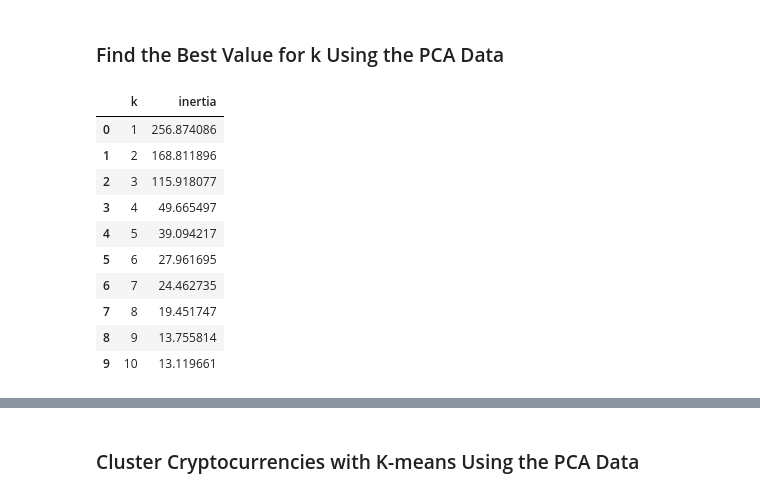
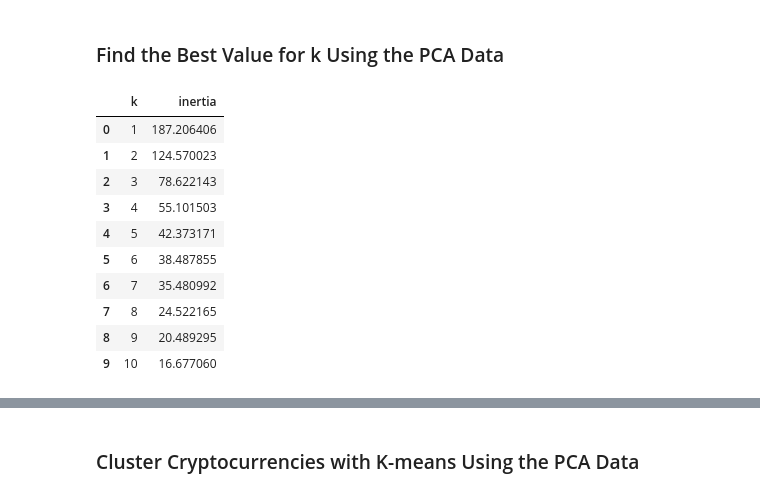
Before and after one commit to hsi-eredman/CryptoClustering, a Jupyter notebook: Crypto_Clustering.ipynb, the cells around one changed output, grey strips where cells are left out. Cells and saved outputs as stored; diff of their text form; code cells hidden in the pictures.

```diff
--- a/Crypto_Clustering.ipynb
+++ b/Crypto_Clustering.ipynb
@@ -133,2 +134,3 @@ scaled_market_data_elbow_df.plot.line(x = 'k',
 # %%
 # Fit the K-Means model using the scaled data
+k_model.fit(market_data_df_scaled)
@@ -160,9 +179,11 @@ scaled_market_data_elbow_df.plot.line(x = 'k',
 ### Optimize Clusters with Principal Component Analysis.
 # %%
 # Create a PCA model instance and set `n_components=3`.
+pca = PCA(n_components = 3)
 # %%
 # Use the PCA model with `fit_transform` on the original scaled DataFrame to reduce to three principal components.
-
+market_data_pca = pca.fit_transform(market_data_df_scaled)
 
 # View the first five rows of the DataFrame.
+market_data_pca[:5]
 # %% [output]
@@ -186,14 +208,15 @@ array([0.3719856 , 0.34700813, 0.17603793])
 # Note: The code for this step is provided for you
 
 # Creating a DataFrame with the PCA data
-
+market_data_pca_df = pd.DataFrame(market_data_pca, columns=['PCA1', 'PCA2', 'PCA3'])
 
 # Copy the crypto names from the original data
-
+market_data_pca_df['coinid'] = market_data_df_scaled.index
 
 # Set the coinid column as index
-
+market_data_pca_df = market_data_pca_df.set_index('coinid')
 
 # Display sample data
+market_data_pca_df.head(10)
 # %% [output]
 |  | PCA1 | PCA2 | PCA3 |
@@ -213,37 +236,41 @@ array([0.3719856 , 0.34700813, 0.17603793])
 # %%
 # Create a list with the number of k-values to try
 # Use a range from 1 to 11
-
+k = list(range(1, 11))
 
 # Create an empty list to store the inertia values
-
+inertia = []
 
 # Create a for loop to compute the inertia with each possible value of k
 # Inside the loop:
 # 1. Create a KMeans model using the loop counter for the n_clusters
 # 2. Fit the model to the data using PCA DataFrame.
 # 3. Append the model.inertia_ to the inertia list
-
+for i in k:
+    k_model = KMeans(n_clusters=i, random_state=1)
+    k_model.fit(market_data_pca_df)
+    inertia.append(k_model.inertia_)
 
 # Create a dictionary with the data to plot the Elbow curve
-
+pca_elbow = {"k": k, "inertia": inertia}
 
 # Create a DataFrame with the data to plot the Elbow curve
-
+pca_elbow_df = pd.DataFrame(pca_elbow)
 
 # Display the DataFrame
+pca_elbow_df
 # %% [output]
 |  | k | inertia |
-| 0 | 1 | 256.874086 |
-| 1 | 2 | 168.811896 |
-| 2 | 3 | 115.918077 |
-| 3 | 4 | 49.665497 |
-| 4 | 5 | 39.094217 |
-| 5 | 6 | 27.961695 |
-| 6 | 7 | 24.462735 |
-| 7 | 8 | 19.451747 |
-| 8 | 9 | 13.755814 |
-| 9 | 10 | 13.119661 |
+| 0 | 1 | 187.206406 |
+| 1 | 2 | 124.570023 |
+| 2 | 3 | 78.622143 |
+| 3 | 4 | 55.101503 |
+| 4 | 5 | 42.373171 |
+| 5 | 6 | 38.487855 |
+| 6 | 7 | 35.480992 |
+| 7 | 8 | 24.522165 |
+| 8 | 9 | 20.489295 |
+| 9 | 10 | 16.677060 |
 # %%
 # Plot a line chart with all the inertia values computed with
 # the different values of k to visually identify the optimal value for k.
```
Also changed, not shown: parts of 22 cells of this notebook.
